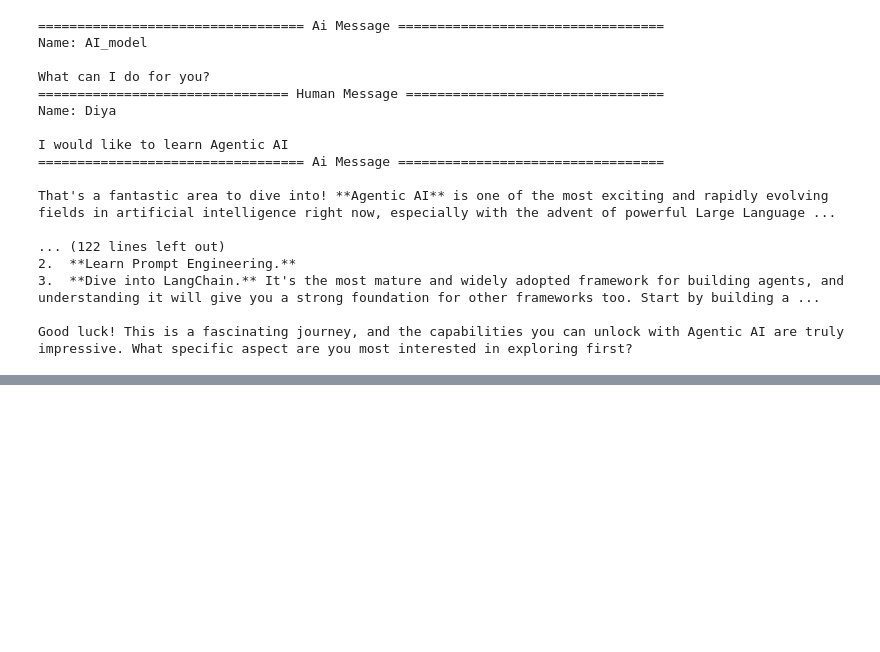
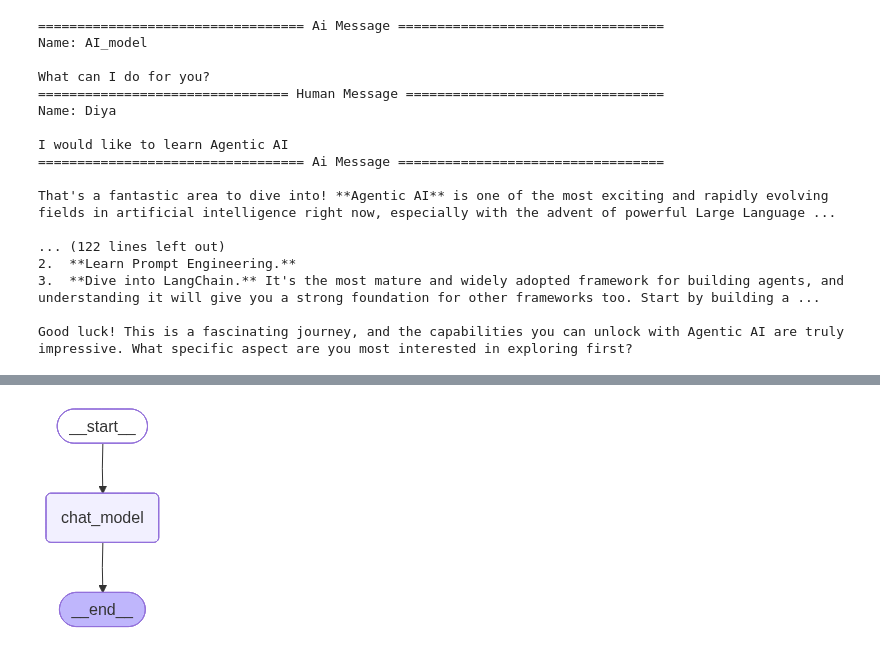
Before and after one commit to divya-gh/LangGraph-Course, a Jupyter notebook: Code/Lesson_2/Filtering_trimming_removeMessage.ipynb, the cells around one changed output, grey strips where cells are left out. Cells and saved outputs as stored; diff of their text form; code cells hidden in the pictures; blank space fills up the shorter version.

```diff
--- a/Code/Lesson_2/Filtering_trimming_removeMessage.ipynb
+++ b/Code/Lesson_2/Filtering_trimming_removeMessage.ipynb
@@ -167,0 +230,2 @@ Good luck! This is a fascinating journey, and the capabilities you can unlock wi
+# %%
+result = graph.invoke({'messages': messages})
@@ -167,0 +261,5 @@ Good luck! This is a fascinating journey, and the capabilities you can unlock wi
+# %%
+# append last message from the llm to the messages list
+
+messages.append(result['messages'][-1])
+messages.append(HumanMessage(content="Thank you. What companies use Langgraph?" , name ="diya" ))
@@ -167,0 +340,29 @@ Good luck! This is a fascinating journey, and the capabilities you can unlock wi
+# %%
+from langchain_core.messages import trim_messages
+
+# create a graph with nodes using tocken limit
+
+def model_with_trimmer(state:MessagesState):
+    messages = trim_messages(
+               state['messages'],
+               max_tokens = 300,
+               strategy = 'last',
+               token_counter = ChatGoogleGenerativeAI(model="gemini-2.5-flash"),
+               allow_partial=False,
+               )
+    print("Trimmed Messages: " , messages)
+    return {'messages': llm.invoke(messages)}
+
+# build graph
+builder = StateGraph(MessagesState)
+
+builder.add_node('chat_model', model_with_trimmer)
+
+builder.add_edge(START, 'chat_model')
+builder.add_edge('chat_model', END)
+
+graph = builder.compile()
+# View
+display(Image(graph.get_graph().draw_mermaid_png()))
+# %% [output]
+[figure, added]
```
Also changed, not shown: parts of 18 cells of this notebook, 3 other files.
